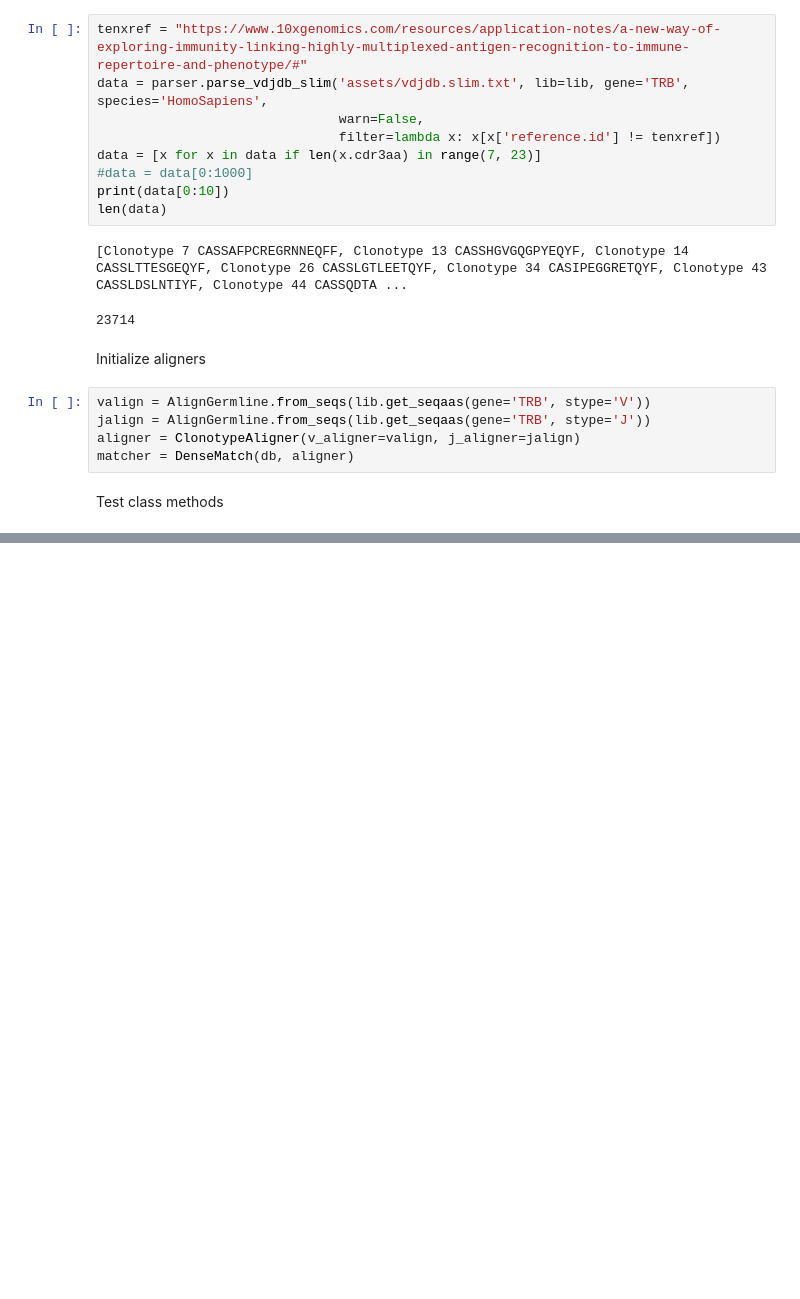
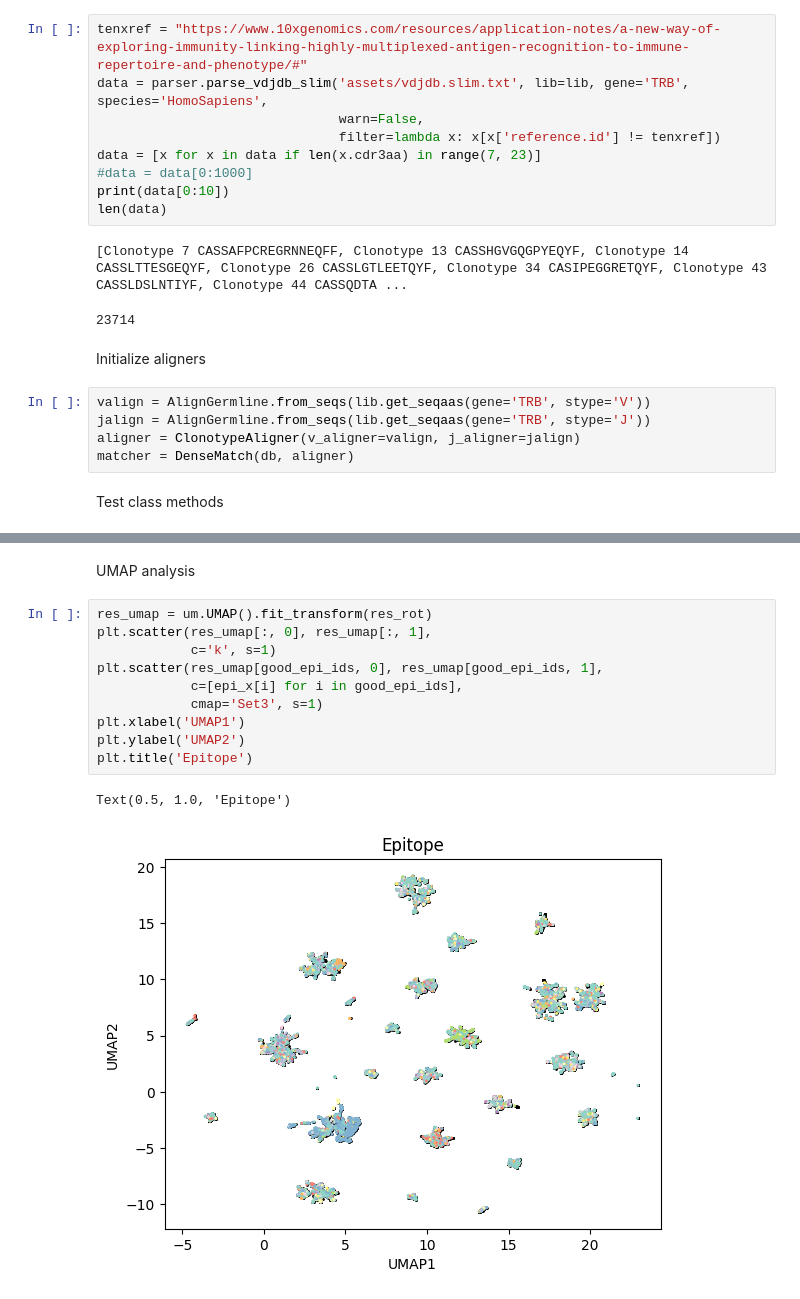
Before and after one commit to antigenomics/mirpy, a Jupyter notebook: notebooks/prototype_embedding.ipynb, the cells around one changed output, grey strips where cells are left out. Cells and saved outputs as stored; diff of their text form; blank space fills up the shorter version.

```diff
--- a/notebooks/prototype_embedding.ipynb
+++ b/notebooks/prototype_embedding.ipynb
@@ -144,0 +143,15 @@ Text(0.5, 1.0, 'Joining gene')
+# %% [markdown]
+UMAP analysis
+# %%
+res_umap = um.UMAP().fit_transform(res_rot)
+plt.scatter(res_umap[:, 0], res_umap[:, 1],
+            c='k', s=1)
+plt.scatter(res_umap[good_epi_ids, 0], res_umap[good_epi_ids, 1],
+            c=[epi_x[i] for i in good_epi_ids],
+            cmap='Set3', s=1)
+plt.xlabel('UMAP1')
+plt.ylabel('UMAP2')
+plt.title('Epitope')
+# %% [output]
+Text(0.5, 1.0, 'Epitope')
+[figure, added]
```
Also changed, not shown: parts of 9 cells of this notebook, 2 other files.
